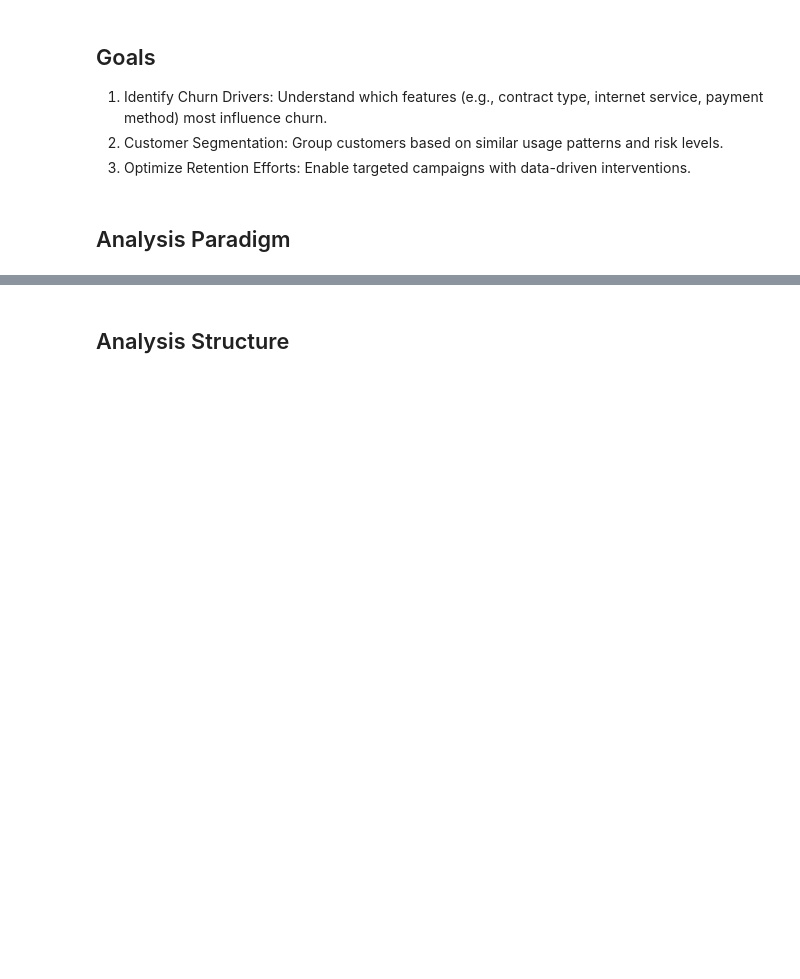
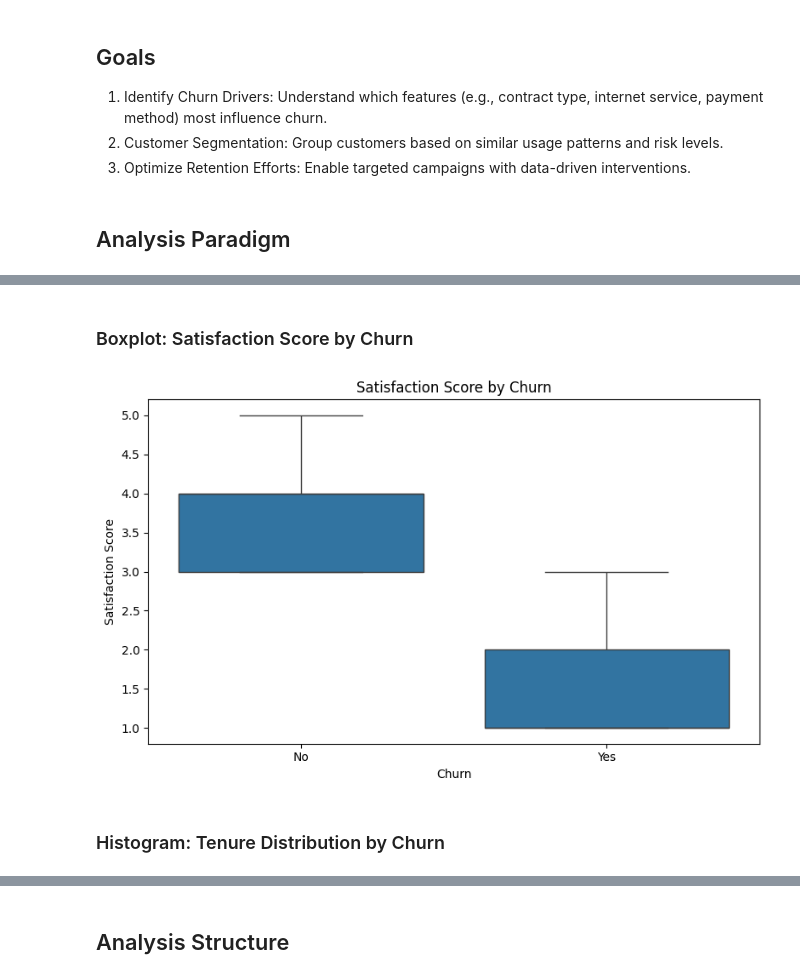
Before and after one commit to Christian-Chrata/Telco-Customer-Churn, a Jupyter notebook: Telco Customer Churn.ipynb, the cells around one changed output, grey strips where cells are left out. Saved outputs shown, nothing was run; the diff lists cells and outputs as text; code cells hidden in the pictures; blank space fills up the shorter version.

```diff
--- a/Telco Customer Churn.ipynb
+++ b/Telco Customer Churn.ipynb
@@ -941,0 +937,12 @@ Two year        0.969231  0.030769
+# %% [markdown]
+### Boxplot: Satisfaction Score by Churn
+# %%
+plt.figure(figsize=(8, 5))
+sns.boxplot(data=df, x='Churn', y='Satisfaction Score')
+plt.title("Satisfaction Score by Churn")
+plt.tight_layout()
+plt.show()
+# %% [output]
+[figure, added]
+# %% [markdown]
+### Histogram: Tenure Distribution by Churn
```
Also changed, not shown: parts of 11 cells of this notebook.
